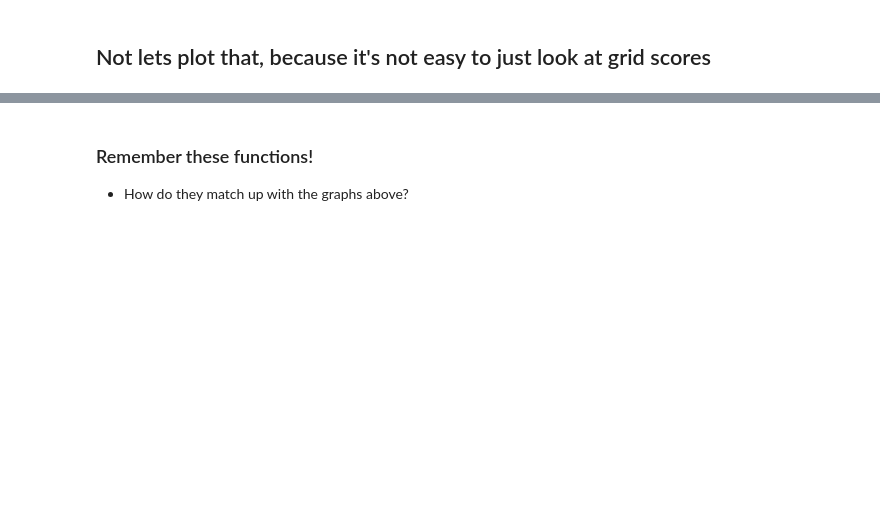
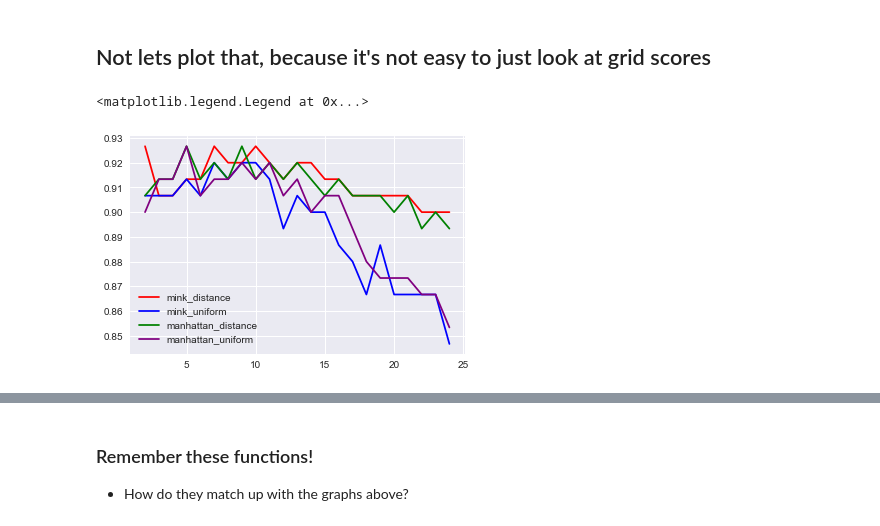
Before and after one commit to matanefron/data-sets, a Jupyter notebook: lessons/lesson-8/starter-code-8.ipynb, the cells around one changed output, grey strips where cells are left out. Drawn from its saved outputs; the diff is of its cells as text; code cells hidden in the pictures; blank space fills up the shorter version.

```diff
--- a/lessons/lesson-8/starter-code-8.ipynb
+++ b/lessons/lesson-8/starter-code-8.ipynb
@@ -186,14 +198,15 @@ print knn.score(iris.data[:,2:], iris.target)
 ### Solution to solving K
 
 This is only one approach to the problem, but adding in the 'distance' parameter (instead of uniform) would only be additive. Note the code would need some editing to handle it properly if done in the grid search; alternatively, make the change directly in the estimator.
+# %%
+iris = datasets.load_iris()
 # %%
 from sklearn import grid_search, cross_validation
 import matplotlib.pyplot as plt
 
-
-
-k = range()# some *list of numbers*! Make this go to 100!
-params = {}# Specify the parameter you're changing as a dictionary key
+k = range(2, 25)# some *list of numbers*! Make this go to 100!
+params = {'n_neighbors':k, 'weights':['uniform', 'distance'],
+         'metric':['minkowski', 'manhattan']}# Specify the parameter you're changing as a dictionary key
             # Specify the *list of numbers* as the dictionary value!
 
 kf = cross_validation.KFold(len(irisdf), n_folds = 5)
@@ -207,3 +238,12 @@ gs.grid_scores_
 # %% [markdown]
 ## Not lets plot that, because it's not easy to just look at grid scores
+# %%
+mink_dist, = plt.plot(k,[s[1] for s in  gs.grid_scores_[1::2][0:len(gs.grid_scores_[1::2])/2]], color='red', label='mink_distance')
+mink_uni, = plt.plot(k,[s[1] for s in  gs.grid_scores_[::2][0:len(gs.grid_scores_[::2])/2]], color='blue', label = 'mink_uniform')
+man_dist, = plt.plot(k,[s[1] for s in  gs.grid_scores_[1::2][len(gs.grid_scores_[1::2])/2:]], color='green', label='manhattan_distance')
+man_uni, = plt.plot(k,[s[1] for s in  gs.grid_scores_[::2][len(gs.grid_scores_[::2])/2:]], color='purple', label = 'manhattan_uniform')
+plt.legend(handles=[mink_dist, mink_uni, man_dist, man_uni])
+# %% [output]
+<matplotlib.legend.Legend at 0x...>
+[figure, added]
 # %%
```
Also changed, not shown: parts of 9 cells of this notebook.
